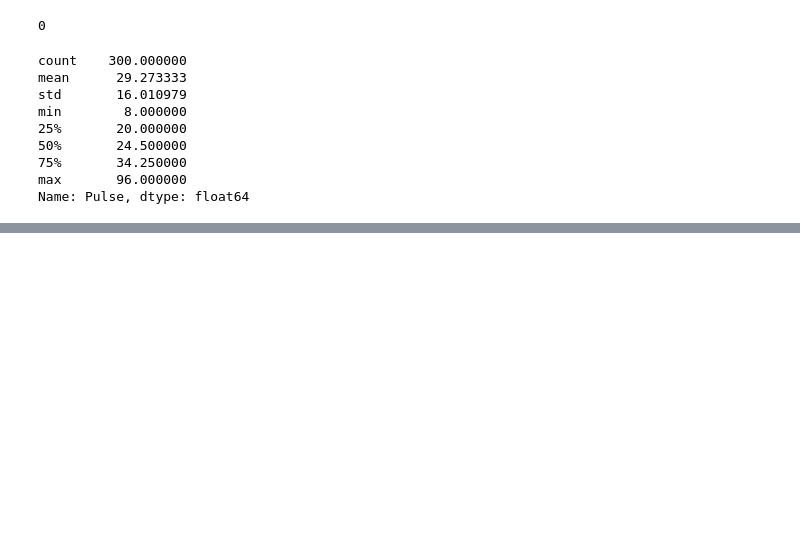
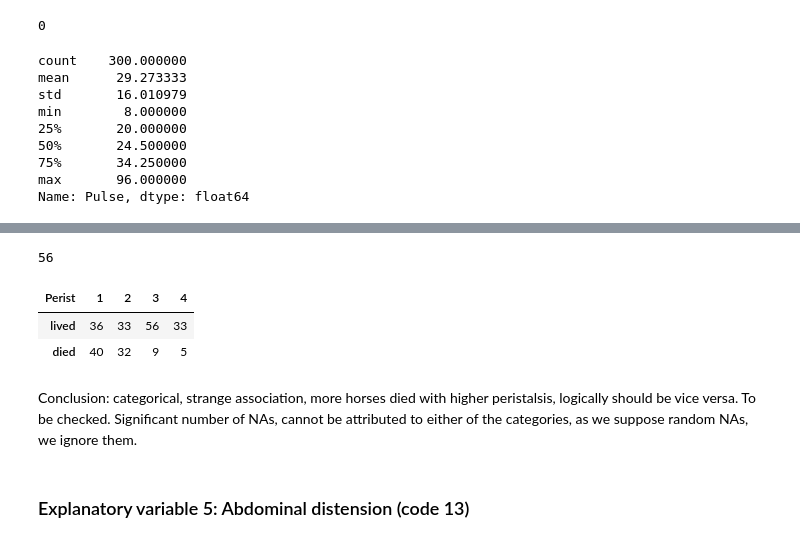
Before and after one commit to Dmitry-V-Makarov/Netology, a Jupyter notebook: pyda-13/15.HW_Stats_basics.ipynb, the cells around one changed output, grey strips where cells are left out. Drawn from its saved outputs; the diff is of its cells as text; code cells hidden in the pictures; blank space fills up the shorter version.

```diff
--- a/pyda-13/15.HW_Stats_basics.ipynb
+++ b/pyda-13/15.HW_Stats_basics.ipynb
@@ -170,0 +262,20 @@ Name: Pulse, dtype: float64
+# %%
+df['Perist'].isna().sum()
+# %% [output]
+56
+# %%
+# Table of Outcome vs. Perist
+outcome_perist = pd.crosstab(index = df['Outcome'],
+                           columns = df['Perist'])
+
+outcome_perist.index= ['lived', 'died']
+
+outcome_perist
+# %% [output]
+| Perist | 1 | 2 | 3 | 4 |
+| lived | 36 | 33 | 56 | 33 |
+| died | 40 | 32 | 9 | 5 |
+# %% [markdown]
+Conclusion: categorical, strange association, more horses died with higher peristalsis, logically should be vice versa. To be checked. Significant number of NAs, cannot be attributed to either of the categories, as we suppose random NAs, we ignore them.
+# %% [markdown]
+### Explanatory variable 5: Abdominal distension (code 13)
```
Also changed, not shown: parts of 40 cells of this notebook.
